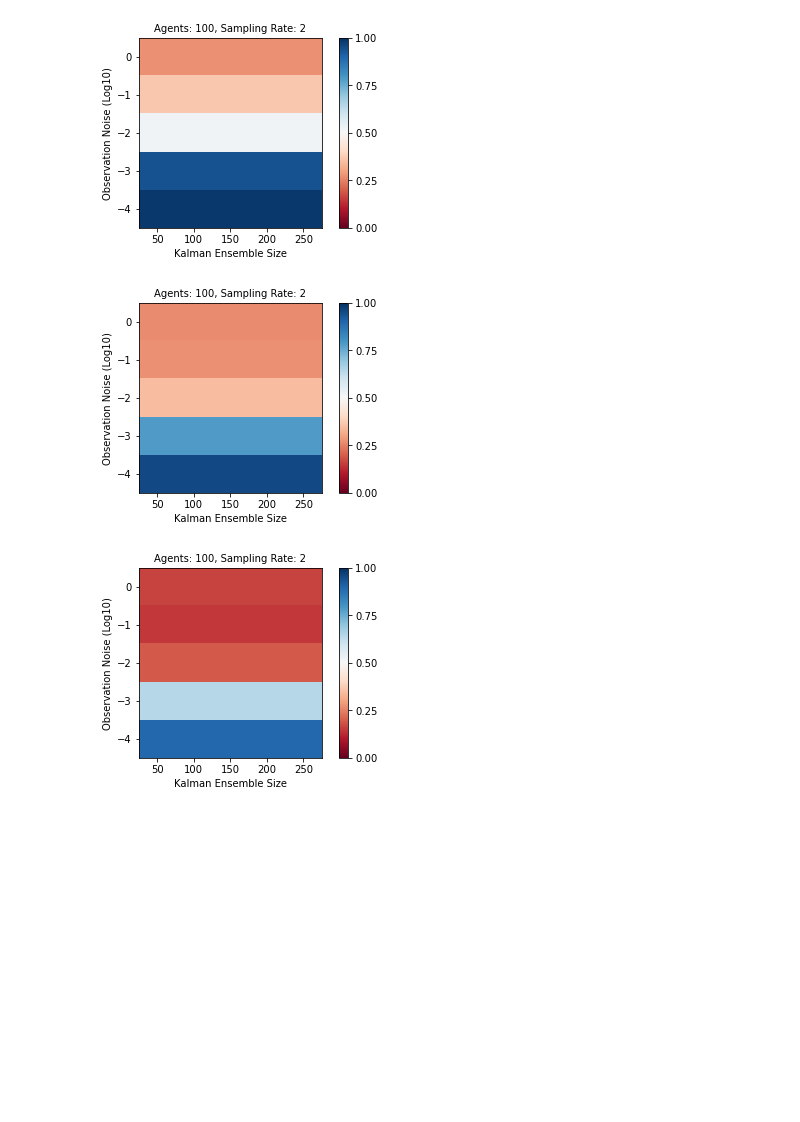
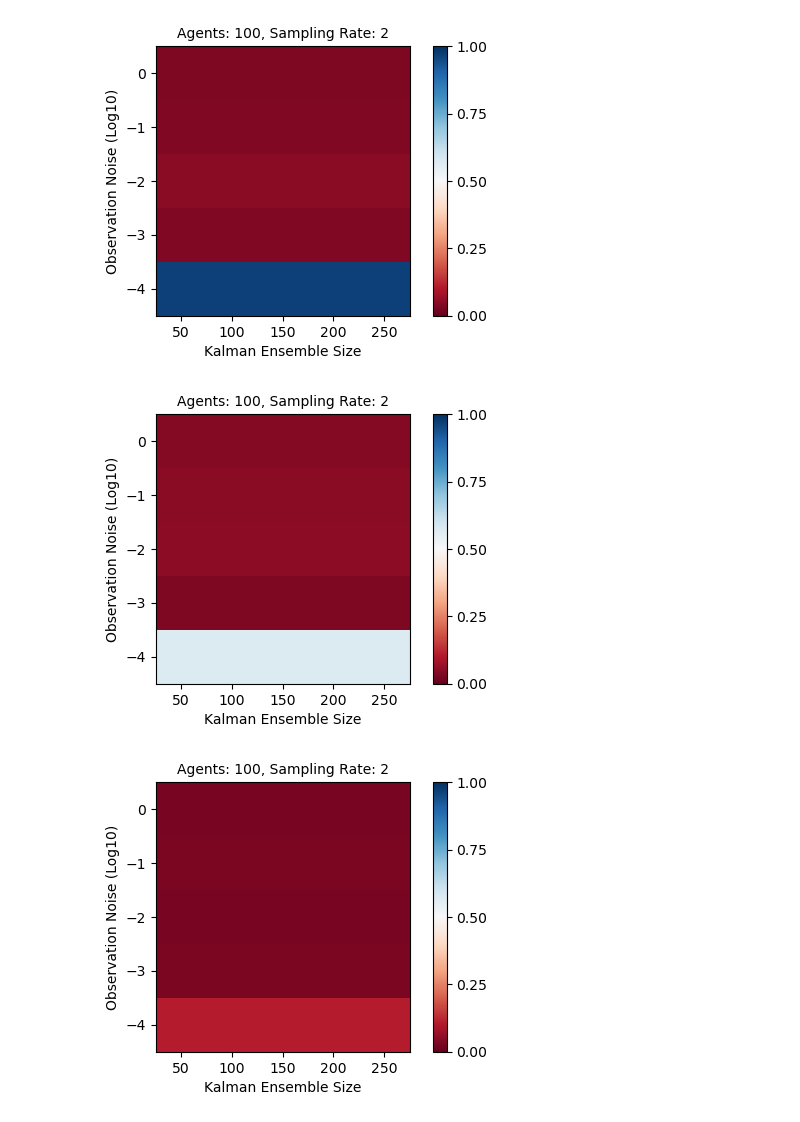
Before and after one commit to simonblaue/vicsek-data-assimilation, a Jupyter notebook: src/Static_Plots_Joel.ipynb, the cells around one changed output. Cells and saved outputs as stored; diff of their text form; code cells hidden in the pictures; blank space fills up the shorter version.

```diff
--- a/src/Static_Plots_Joel.ipynb
+++ b/src/Static_Plots_Joel.ipynb
@@ -80,7 +80,7 @@ def get_header(exp):
 # %%
 # Single Case Example for one Experiment
 
-experiment = '110_100_50_0.01_1'
+experiment = '11110_100_50_0.0001_1'
 
 fig,axs = createfig(nrows=1,nraxs=1)
 
@@ -196,17 +196,17 @@ def plot_M(ax,axcb,M,agents='100',obs='110',spl_rate='2'):
 # %%
 for agents in test_agents:
     for spl_rate in test_sampling_rate:
 
-        M = get_M(agents,'110',spl_rate)
+        M = get_M(agents,'11110',spl_rate)
 
         fig = plt.figure(figsize=(4.4,3.5))
         gs = gridspec.GridSpec(nrows=1, ncols=2, wspace=0.15, width_ratios=[4,1])
         axs = [0]*2
         for i in range(len(axs)):
             axs[i] = fig.add_subplot(gs[i])
 
         plot_M(axs[0],axs[1],M)
 # %% [output]
-[figure, old version]
+[figure, new version]
-[figure, old version]
+[figure, new version]
-[figure, old version]
+[figure, new version]
```
Also changed, not shown: parts of 3 cells of this notebook, 1 other file.
